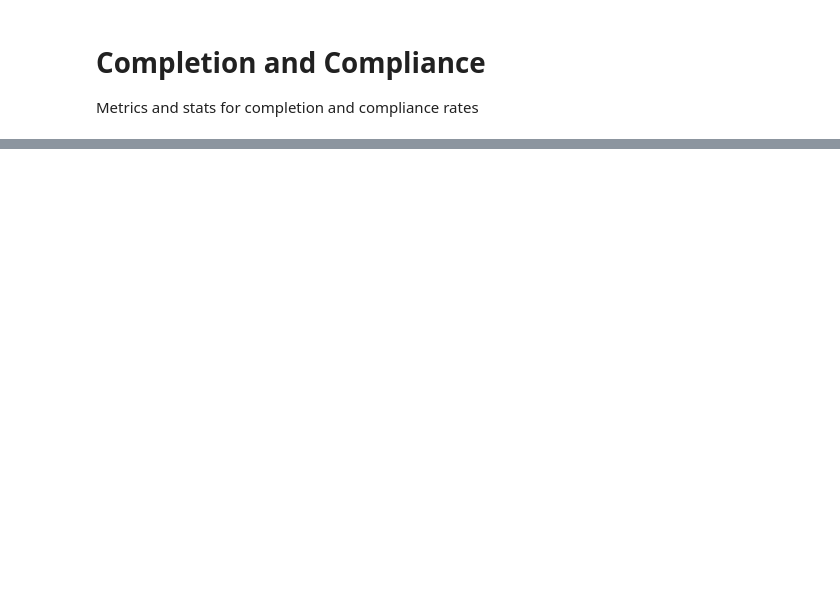
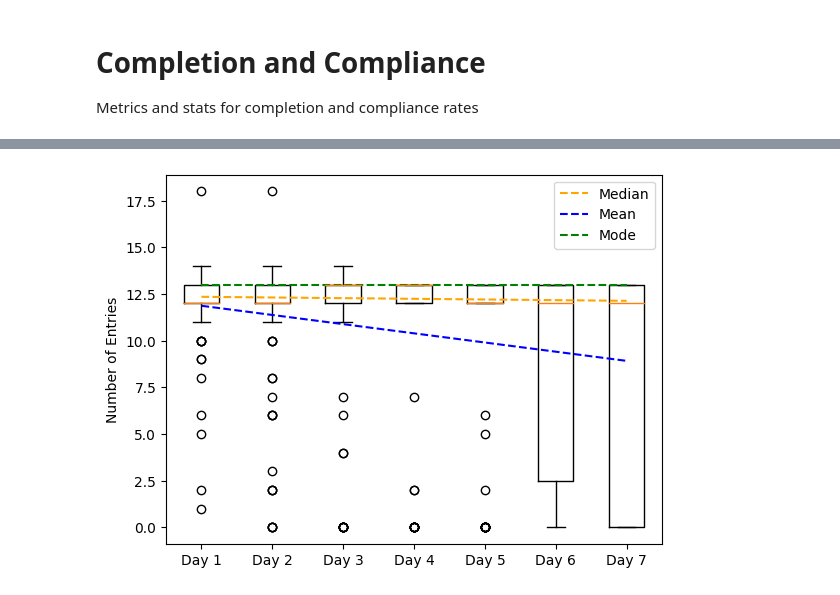
Before and after one commit to JGIBristol/seaco_smartwatch_paper, a Jupyter notebook: quantitative.ipynb, the cells around one changed output, grey strips where cells are left out. Cells and saved outputs as stored; diff of their text form; code cells hidden in the pictures; blank space fills up the shorter version.

```diff
--- a/quantitative.ipynb
+++ b/quantitative.ipynb
@@ -146,0 +139,71 @@ Compliance rate for all participants
+# %%
+"""
+Compliance rate for all participants
+
+"""
+
+# Group by days
+collapsed_meal_info["delta_day"] = collapsed_meal_info["delta"].dt.days
+
+n_participants, n_days = len(collapsed_meal_info["p_id"].unique()), 7
+
+# Find how many entries each participant made on each day
+n_entries = np.zeros((n_participants, n_days), dtype=int)
+n_positive = np.zeros((n_participants, n_days), dtype=int)
+for i, (p_id, group) in enumerate(collapsed_meal_info.groupby("p_id")):
+    for j, (delta, subgroup) in enumerate(group.groupby("delta_day")):
+        n_entries[i, j] = len(subgroup["entry"])
+        n_positive[i, j] = subgroup["entry"].sum()
+# %%
+n_participants, n_days = n_entries.shape
+
+# Create a list of entries for each day
+entries_per_day = [n_entries[:, i] for i in range(n_days)]
+
+# Create a list of day labels
+d = np.arange(1, 8, 1)
+days = ["Day {}".format(i) for i in d]
+
+# Create the boxplot
+fig, axis = plt.subplots()
+
+axis.boxplot(entries_per_day, labels=days)
+
+# Plot medians and means
+median_vals = np.polyval(
+    np.polyfit(
+        np.arange(0, n_days, 1),
+        [np.median(entries) for entries in entries_per_day],
+        1,
+    ),
+    d,
+)
+axis.plot(d, median_vals, "--", label="Median", color="orange")
+
+# Plot means
+mean_vals = np.polyval(
+    np.polyfit(
+        np.arange(1, n_days + 1, 1),
+        [np.mean(entries) for entries in entries_per_day],
+        1,
+    ),
+    d,
+)
+axis.plot(d, mean_vals, "b--", label="Mean")
+
+mode_vals = np.polyval(
+    np.polyfit(
+        np.arange(1, n_days + 1, 1),
+        [np.argmax(np.bincount(entries)) for entries in entries_per_day],
+        1,
+    ),
+    d,
+)
+axis.plot(d, mode_vals, "g--", label="Mode")
+
+axis.set_ylabel("Number of Entries")
+
+axis.legend()
+fig.savefig(f"{img_dir}/n_entries_day_boxplot.png")
+# %% [output]
+[figure, added]
```
Also changed, not shown: parts of 4 cells of this notebook.
